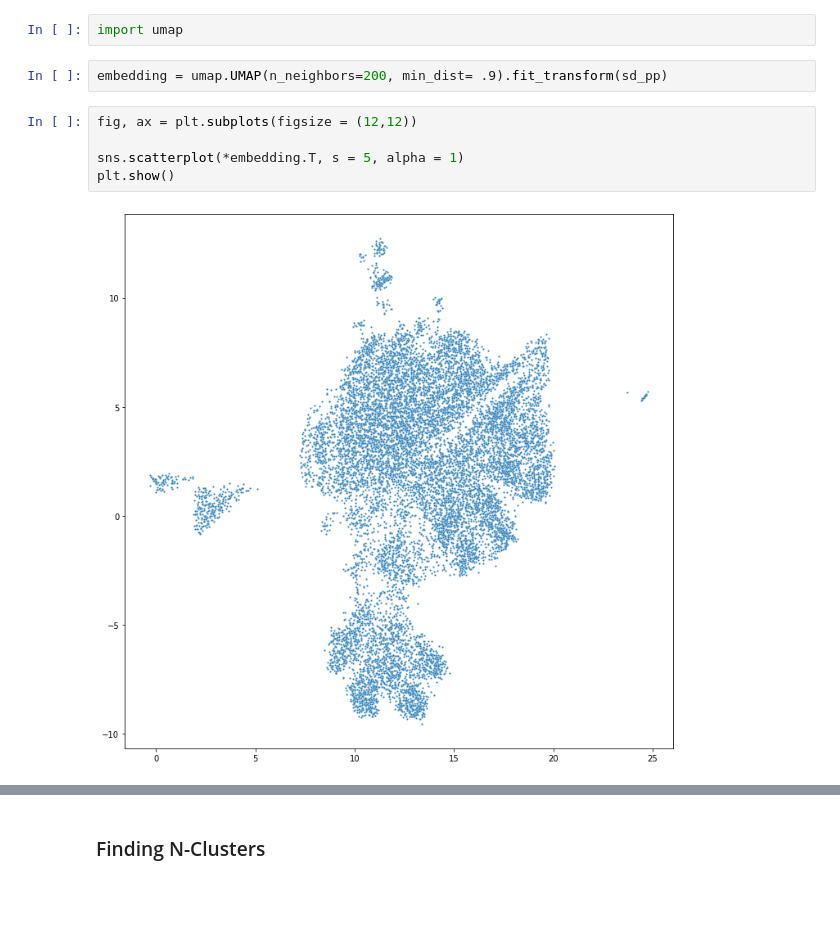
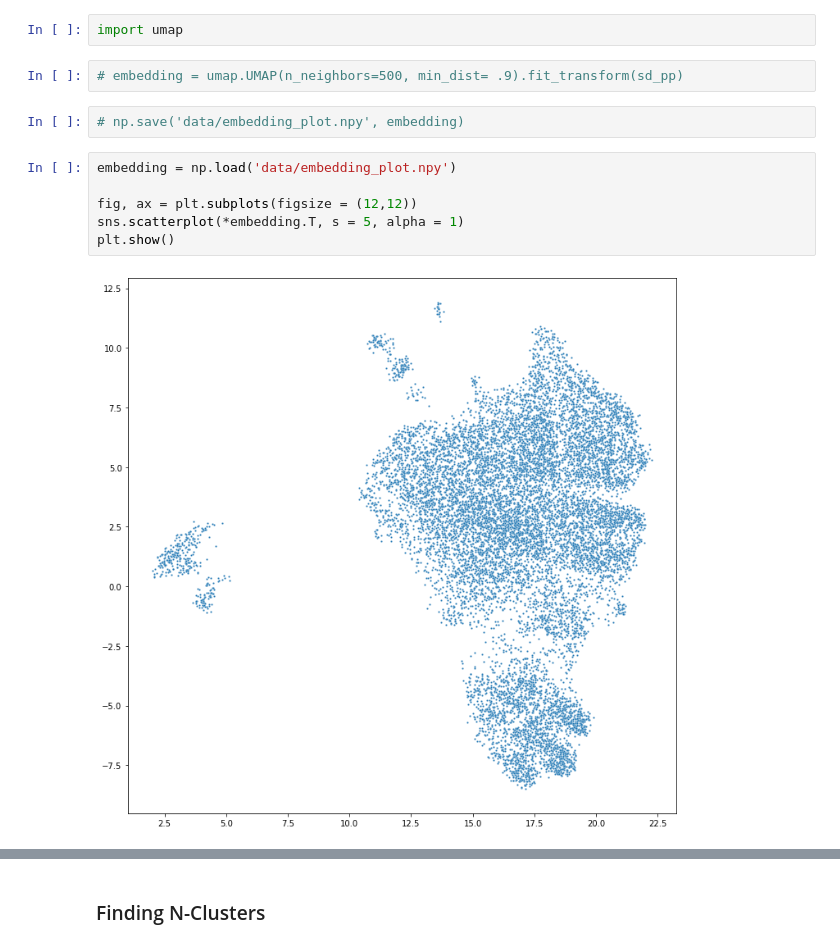
Before and after one commit to eric8395/airbnb_recommendations, a Jupyter notebook: Preprocessing & Data Visualization.ipynb, the cells around one changed output, grey strips where cells are left out. Drawn from its saved outputs; the diff is of its cells as text; blank space fills up the shorter version.

```diff
--- a/Preprocessing & Data Visualization.ipynb
+++ b/Preprocessing & Data Visualization.ipynb
@@ -404,14 +407,17 @@ Using <a href = 'https://umap-learn.readthedocs.io/en/latest/'> UMAP </a> we'll
 # %%
 import umap
 # %%
-embedding = umap.UMAP(n_neighbors=200, min_dist= .9).fit_transform(sd_pp)
+# embedding = umap.UMAP(n_neighbors=500, min_dist= .9).fit_transform(sd_pp)
+# %%
+# np.save('data/embedding_plot.npy', embedding)
 # %%
+embedding = np.load('data/embedding_plot.npy')
+
 fig, ax = plt.subplots(figsize = (12,12))
-
 sns.scatterplot(*embedding.T, s = 5, alpha = 1)
 plt.show()
 # %% [output]
-[figure, old version]
+[figure, new version]
 # %%
 sns.jointplot(*embedding.T, kind = 'hex', height = 12)
 plt.show()
```
Also changed, not shown: parts of 8 cells of this notebook, 1 other file.
